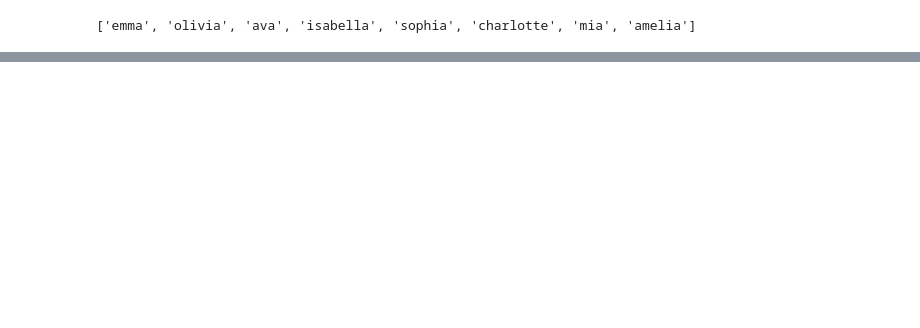
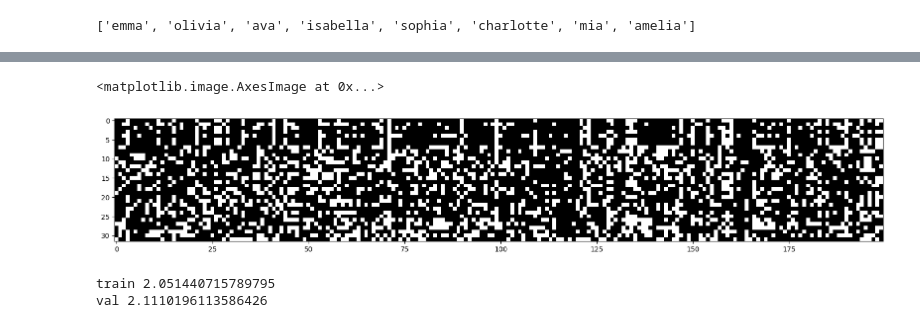
Before and after one commit to maxeozakh/some_notebooks, a Jupyter notebook: makemore_3.ipynb, the cells around one changed output, grey strips where cells are left out. Drawn from its saved outputs; the diff is of its cells as text; code cells hidden in the pictures; blank space fills up the shorter version.

```diff
--- a/makemore_3.ipynb
+++ b/makemore_3.ipynb
@@ -54,0 +78,35 @@ torch.Size([22818, 3]) torch.Size([22818])
+# %%
+max_steps = 200000
+batch_size = 32
+lossi = []
+# %%
+for i in range(max_steps):
+    # mini batch: {batch_size} random indexes (from 0 to len of dataset)
+    ix = torch.randint(0, Xtr.shape[0], (batch_size, ))
+    Xb, Yb = Xtr[ix], Ytr[ix]
+
+    # forward pass
+    emb = emb_matrix[Xb] # emb character indexes -> their vectors
+    embcat = emb.view(emb.shape[0], -1) # conc vectors to multiply them by weights
+    # print(emb.shape, embcat.shape)
+
+    h_preact = embcat @ W1 + b1 # hidden l pre-activation
+    h = torch.tanh(h_preact) # "non-linearity", specificaly tahn output range is (−1,1)
+
+    logits = h @ W2 + b2 # output layer
+    loss = F.cross_entropy(logits, Yb) # logits -> probabilities via softmax + loss function
+
+    # backward pass
+    for p in params:
+        p.grad = None
+    loss.backward()
+
+    # update params according to gradient
+    lr = 0.05 if i < max_steps // 2 else 0.01 # step learning rate DECAY
+    for p in params:
+        p.data += -lr * p.grad
+
+    # stats to print later
+    if i % (max_steps // 10) == 0:
+        print(f'{i}/{max_steps}: {loss.item():.4f}')
+    lossi.append(loss.item())
@@ -54,0 +124,6 @@ torch.Size([22818, 3]) torch.Size([22818])
+# %%
+plt.figure(figsize=(20,10))
+plt.imshow(h.abs()>0.99, cmap='gray', interpolation='nearest')
+# %% [output]
+<matplotlib.image.AxesImage at 0x...>
+[figure, added]
@@ -54,0 +145,6 @@ torch.Size([22818, 3]) torch.Size([22818])
+# %%
+loss_by_split('train')
+loss_by_split('val')
+# %% [output]
+train 2.051440715789795
+val 2.1110196113586426
```
Also changed, not shown: parts of 7 cells of this notebook.
